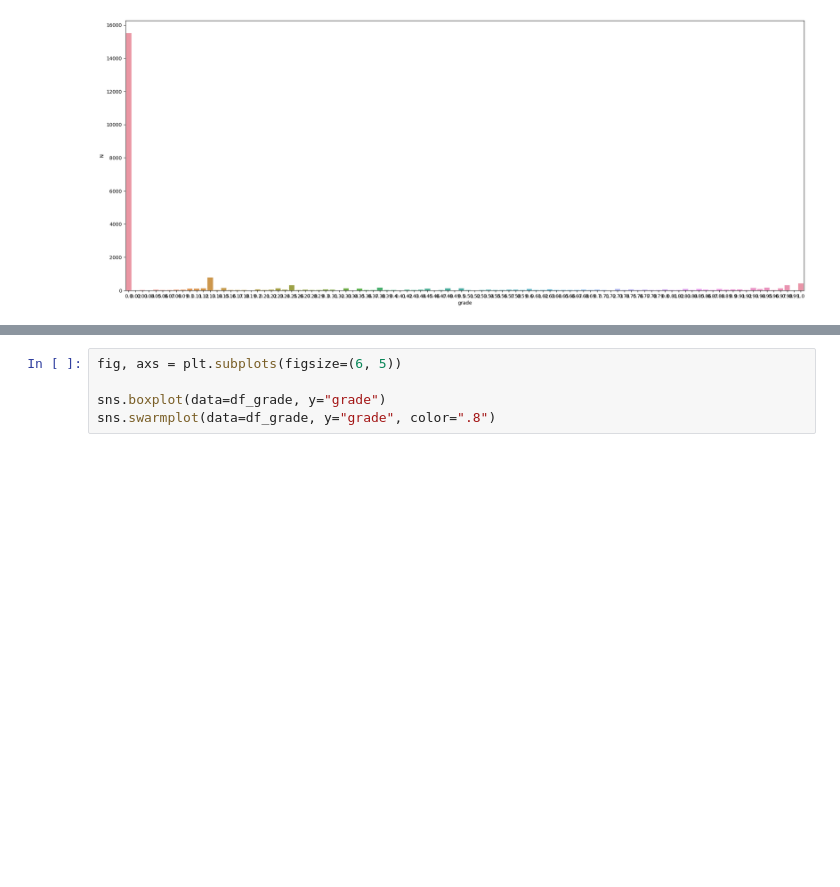
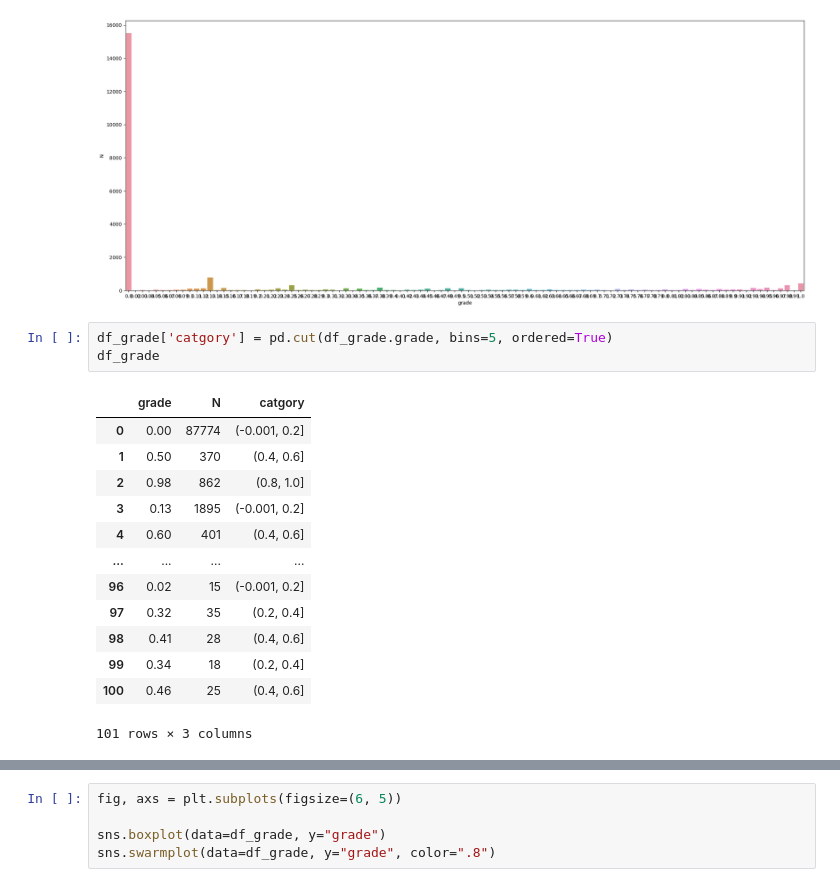
Before and after one commit to data-IA-2022/MOOC_Fengfeng_David, a Jupyter notebook: analyse.ipynb, the cells around one changed output, grey strips where cells are left out. Cells and saved outputs as stored; diff of their text form; blank space fills up the shorter version.

```diff
--- a/analyse.ipynb
+++ b/analyse.ipynb
@@ -46,3 +61,20 @@ sns.barplot(data=df_grade, x="grade", y="N")
 # %% [output]
 <AxesSubplot:xlabel='grade', ylabel='N'>
 [figure]
+# %%
+df_grade['catgory'] = pd.cut(df_grade.grade, bins=5, ordered=True)
+df_grade
+# %% [output]
+|  | grade | N | catgory |
+| 0 | 0.00 | 87774 | (-0.001, 0.2] |
+| 1 | 0.50 | 370 | (0.4, 0.6] |
+| 2 | 0.98 | 862 | (0.8, 1.0] |
+| 3 | 0.13 | 1895 | (-0.001, 0.2] |
+| 4 | 0.60 | 401 | (0.4, 0.6] |
+| ... | ... | ... | ... |
+| 96 | 0.02 | 15 | (-0.001, 0.2] |
+| 97 | 0.32 | 35 | (0.2, 0.4] |
+| 98 | 0.41 | 28 | (0.4, 0.6] |
+| 99 | 0.34 | 18 | (0.2, 0.4] |
+| 100 | 0.46 | 25 | (0.4, 0.6] |
+101 rows × 3 columns
```
Also changed, not shown: parts of 3 cells of this notebook, 16 other files.
